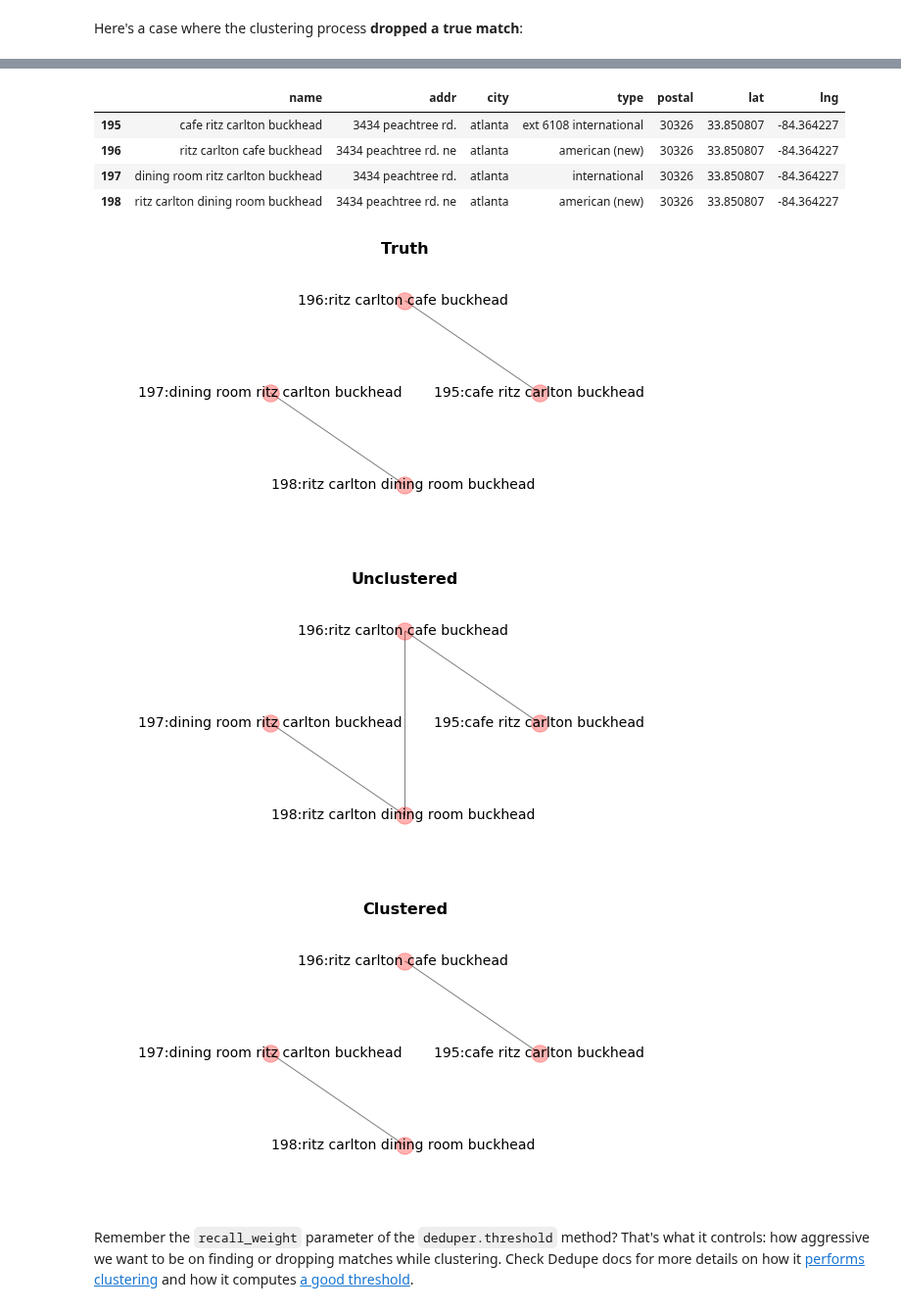
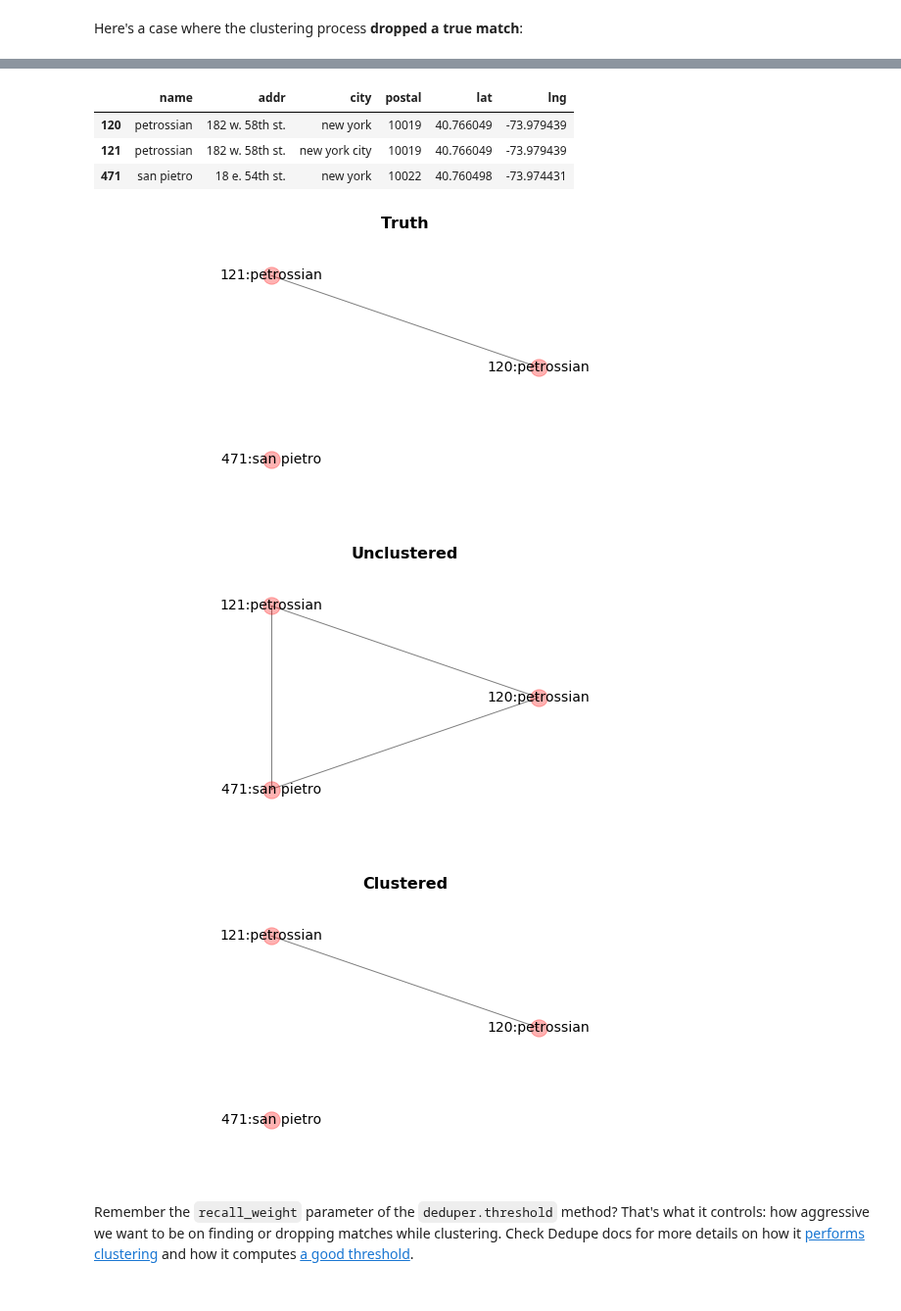
Before and after one commit to vintasoftware/deduplication-slides, a Jupyter notebook: slides-reduced.ipynb, the cells around one changed output, grey strips where cells are left out. Shown at 98% size. Cells and saved outputs as stored; diff of their text form; code cells hidden in the pictures.

Commit message:
More stable Dedupe simple example

```diff
--- a/slides-reduced.ipynb
+++ b/slides-reduced.ipynb
@@ -273,4 +262,4 @@ The dataset comes with the true matches indicated by the 'cluster' column. We'll
 # %%
-df = df_with_truth.drop(columns=['cluster', 'phone'])
+df = df_with_truth.drop(columns=['cluster', 'phone', 'type'])
 df.head(9)
 # %% [output]
@@ -754,11 +737,6 @@ fields = [
         'type': 'JaroWinkler',
     },
     {
-        'field': 'city',
-        'variable name': 'city',
-        'type': 'JaroWinkler'
-    },
-    {
         'field': 'postal',
         'variable name': 'postal',
         'type': 'JaroWinkler'
@@ -766,12 +744,13 @@ fields = [
     {
         'field': 'latlng',
         'variable name': 'latlng',
-        'type': 'LatLong'
+        'type': 'ExpLatLong'
     },
-    {'type': 'Interaction', 'interaction variables': [
+     {'type': 'Interaction', 'interaction variables': [
         'addr',
-        'city',
         'postal',
         'latlng',
     ]},
 ]
+
+deduper = dedupe.Dedupe(fields)
@@ -782,6 +759,4 @@ settings_filename = 'dedupe-simple-settings.pickle'
 if os.path.exists(settings_filename):
     with open(settings_filename, 'rb') as sf:
         deduper = dedupe.StaticDedupe(sf, num_cores=4)
-else:
-    deduper = dedupe.Dedupe(fields, num_cores=4)
 # %% [output]
@@ -889,7 +864,7 @@ def auto_label(deduper):
             deduper.markPairs(examples)
 # %%
 if not isinstance(deduper, dedupe.StaticDedupe):
-    deduper.sample(data_for_dedupe)
+    deduper.sample(data_for_dedupe, blocked_proportion=0.8)
 
     training_filename = 'dedupe-simple-training.json'
     if os.path.exists(training_filename):
@@ -1136,20 +1095,19 @@ show_cluster_graphs(
 # %%
 from graph_utils import show_cluster_graphs
 
-bad_diff_all_ids = {195, 196, 197, 198}
+good_diff_all_ids = {120, 121, 471}
 show_cluster_graphs(
     df,
     golden_pairs_set, dedupe_found_pairs_set, dedupe_unclustered_found_pairs_set,
-    bad_diff_all_ids)
+    good_diff_all_ids)
 # %% [output]
-|  | name | addr | city | type | postal | lat | lng |
-| 195 | cafe ritz carlton buckhead | 3434 peachtree rd. | atlanta | ext 6108 international | 30326 | 33.850807 | -84.364227 |
-| 196 | ritz carlton cafe buckhead | 3434 peachtree rd. ne | atlanta | american (new) | 30326 | 33.850807 | -84.364227 |
-| 197 | dining room ritz carlton buckhead | 3434 peachtree rd. | atlanta | international | 30326 | 33.850807 | -84.364227 |
-| 198 | ritz carlton dining room buckhead | 3434 peachtree rd. ne | atlanta | american (new) | 30326 | 33.850807 | -84.364227 |
+|  | name | addr | city | postal | lat | lng |
+| 120 | petrossian | 182 w. 58th st. | new york | 10019 | 40.766049 | -73.979439 |
+| 121 | petrossian | 182 w. 58th st. | new york city | 10019 | 40.766049 | -73.979439 |
+| 471 | san pietro | 18 e. 54th st. | new york | 10022 | 40.760498 | -73.974431 |
-[figure, old version]
+[figure, new version]
-[figure, old version]
+[figure, new version]
-[figure, old version]
+[figure, new version]
 # %% [markdown]
 Remember the `recall_weight` parameter of the `deduper.threshold` method? That's what it controls: how aggressive we want to be on finding or dropping matches while clustering. Check Dedupe docs for more details on how it [performs clustering](https://docs.dedupe.io/en/latest/Grouping-duplicates.html) and how it computes [a good threshold](https://docs.dedupe.io/en/latest/Choosing-a-good-threshold.html#).
 # %% [markdown]
```
Also changed, not shown: parts of 47 cells of this notebook, 4 other files.
